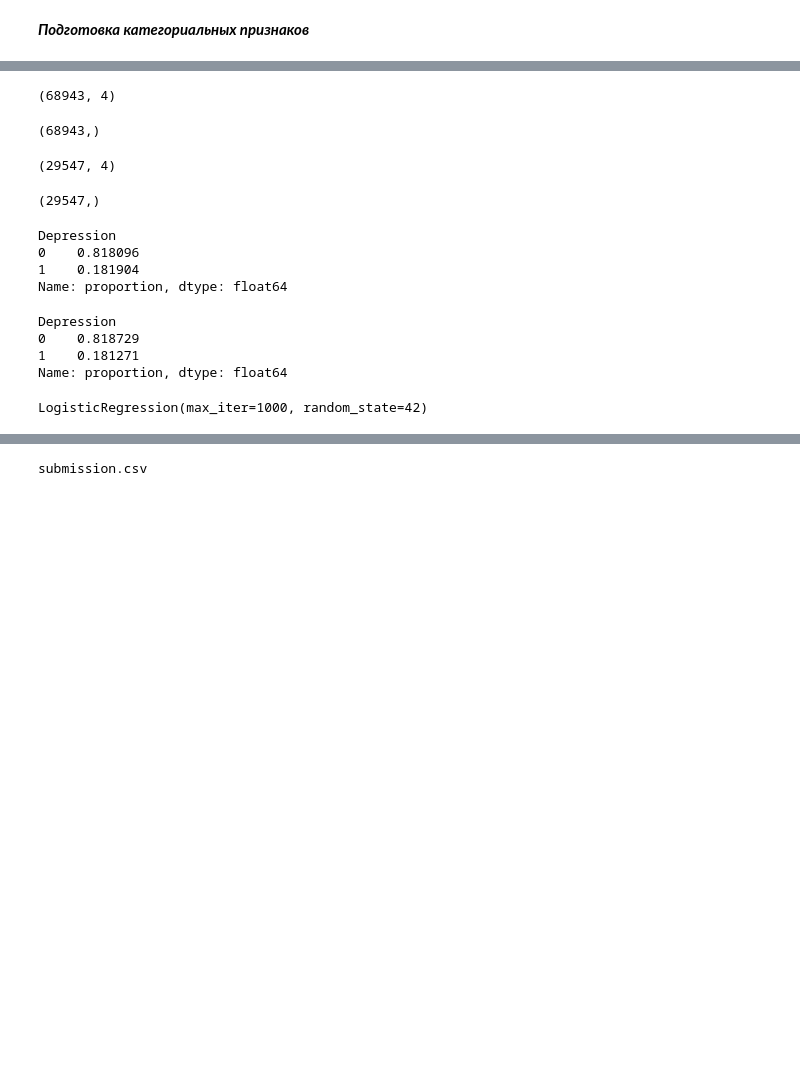
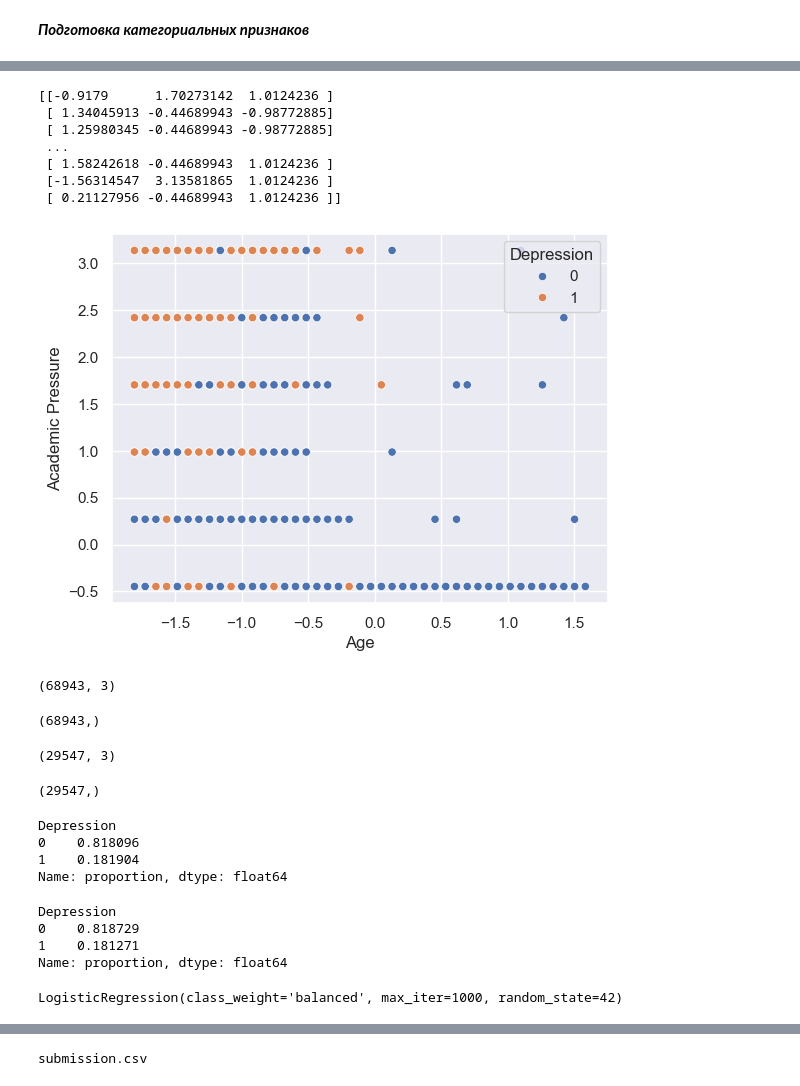
Before and after one commit to NikitaMaltsevvv/SIAFT_INTENSIVE, a Jupyter notebook: baseline.ipynb, the cells around one changed output, grey strips where cells are left out. Cells and saved outputs as stored; diff of their text form; code cells hidden in the pictures; blank space fills up the shorter version.

```diff
--- a/baseline.ipynb
+++ b/baseline.ipynb
@@ -302,40 +305,58 @@ plt.show()
 # %%
 # age коррелирует с Working Professional or Student - надо поправить
-X_test = test[['Age', 'Working Professional or Student', 'Academic Pressure', 'Have you ever had suicidal thoughts ?']]
-X = train[['Age', 'Working Professional or Student', 'Academic Pressure', 'Have you ever had suicidal thoughts ?']]
+X_test = test[['Age', 'Academic Pressure', 'Have you ever had suicidal thoughts ?']]
+X = train[['Age', 'Academic Pressure', 'Have you ever had suicidal thoughts ?']]
 
 y = train['Depression']
 
-X_train_, X_valid_, y_train_, y_valid_ = train_test_split(X, y, test_size=0.3, random_state=42)
+scaler = StandardScaler()
+train_X_scaled = scaler.fit_transform(X)
+test_X_scaled = scaler.fit_transform(X_test)
+
+print(train_X_scaled)
+
+train_X_scaled = pd.DataFrame(train_X_scaled, columns=['Age', 'Academic Pressure', 'Have you ever had suicidal thoughts ?'])
+sns.scatterplot(x=train_X_scaled['Age'], y=train_X_scaled['Academic Pressure'], hue=y)
+plt.show()
+
+X_train_, X_valid_, y_train_, y_valid_ = train_test_split(train_X_scaled, y, test_size=0.3, random_state=42)
 
 display(
     X_train_.shape,
     y_train_.shape,
     X_valid_.shape,
     y_valid_.shape,
     y_train_.value_counts(True),
     y_valid_.value_counts(True),
 )
 # %% [output]
-(68943, 4)
+[[-0.9179      1.70273142  1.0124236 ]
+ [ 1.34045913 -0.44689943 -0.98772885]
+ [ 1.25980345 -0.44689943 -0.98772885]
+ ...
+ [ 1.58242618 -0.44689943  1.0124236 ]
+ [-1.56314547  3.13581865  1.0124236 ]
+ [ 0.21127956 -0.44689943  1.0124236 ]]
+[figure, added]
-(68943,)
+(68943, 3)
-(29547, 4)
+(68943,)
-(29547,)
+(29547, 3)
-Depression
-0    0.818096
-1    0.181904
-Name: proportion, dtype: float64
+(29547,)
 Depression
-0    0.818729
-1    0.181271
+0    0.818096
+1    0.181904
 Name: proportion, dtype: float64
+Depression
+0    0.818729
+1    0.181271
+Name: proportion, dtype: float64
 # %%
 # Обучаем модель
-model = LogisticRegression(random_state=42, max_iter=1000)
+model = LogisticRegression(random_state=42, max_iter=1000, class_weight='balanced')
 # model = RandomForestClassifier(random_state=42)
 model.fit(X_train_, y_train_)
 # %% [output]
-LogisticRegression(max_iter=1000, random_state=42)
+LogisticRegression(class_weight='balanced', max_iter=1000, random_state=42)
 # %%
 y_pred = model.predict(X_valid_)
 # %%
```
Also changed, not shown: parts of 14 cells of this notebook, 1 other file.
